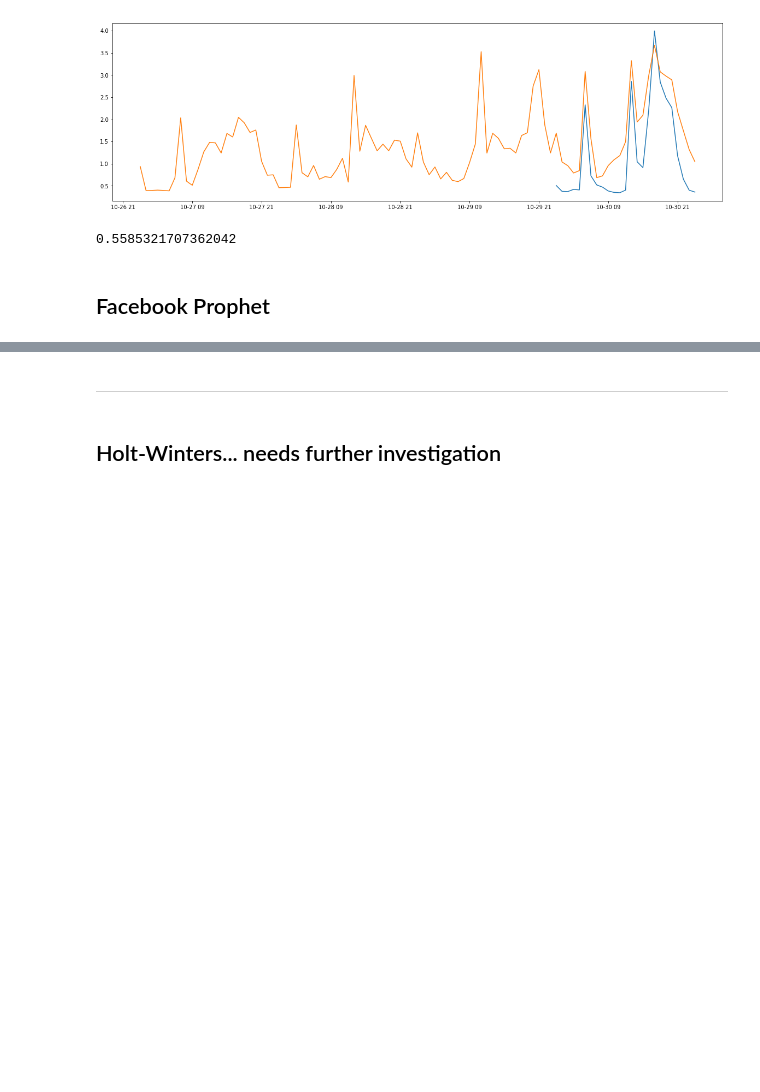
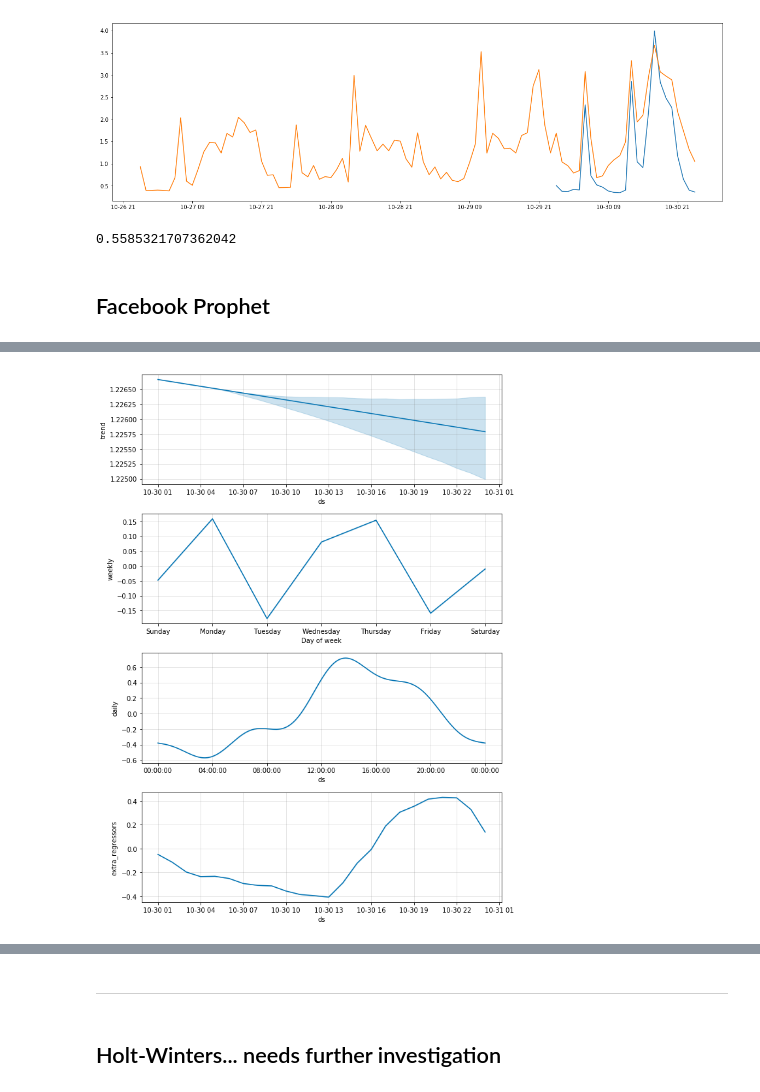
Before and after one commit to kzhao682/Smart_Energy_Consumption, a Jupyter notebook: 02_Time_Series_Analysis.ipynb, the cells around one changed output, grey strips where cells are left out. Cells and saved outputs as stored; diff of their text form; code cells hidden in the pictures; blank space fills up the shorter version.

```diff
--- a/02_Time_Series_Analysis.ipynb
+++ b/02_Time_Series_Analysis.ipynb
@@ -510,0 +448,12 @@ ImportError: No module named 'fbprophet'
+# %%
+df_4874_prophet = pd.DataFrame(df_4874_new.loc['2016-10-01 00:00:00':'2016-10-30 00:00:00','Hourly_Usage'])
+df_4874_prophet.rename(columns={'Hourly_Usage':'y'}, inplace=True)
+df_4874_prophet['ds'] = df_4874_prophet.index
+df_4874_prophet['Temperature'] = df_weather_austin.loc['2016-10-01 00:00:00':'2016-10-30 00:00:00', 'temperature']
+
+#fill NaN temperatures
+df_4874_prophet.Temperature.fillna(np.mean(df_4874_prophet['Temperature']), inplace=True)
+# %%
+prophet = Prophet()
+prophet.add_regressor('Temperature')
+prophet.fit(df_4874_prophet)
@@ -510,0 +463,6 @@ ImportError: No module named 'fbprophet'
+# %%
+future = prophet.make_future_dataframe(periods=24, freq='H', include_history=False)
+future.index = future.ds
+future['Temperature'] = df_weather_austin.loc['2016-10-01 00:00:00':'2016-10-31 00:00:00', 'temperature']
+future.Temperature.fillna(np.mean(future['Temperature']),inplace=True)
+future.head()
@@ -510,0 +477,3 @@ ImportError: No module named 'fbprophet'
+# %%
+forecast = prophet.predict(future)
+forecast[['ds', 'yhat', 'yhat_lower','yhat_upper']].tail()
@@ -510,0 +487,4 @@ ImportError: No module named 'fbprophet'
+# %%
+prophet.plot_components(forecast);
+# %% [output]
+[figure, added]
```
Also changed, not shown: parts of 54 cells of this notebook, 5 other files.
